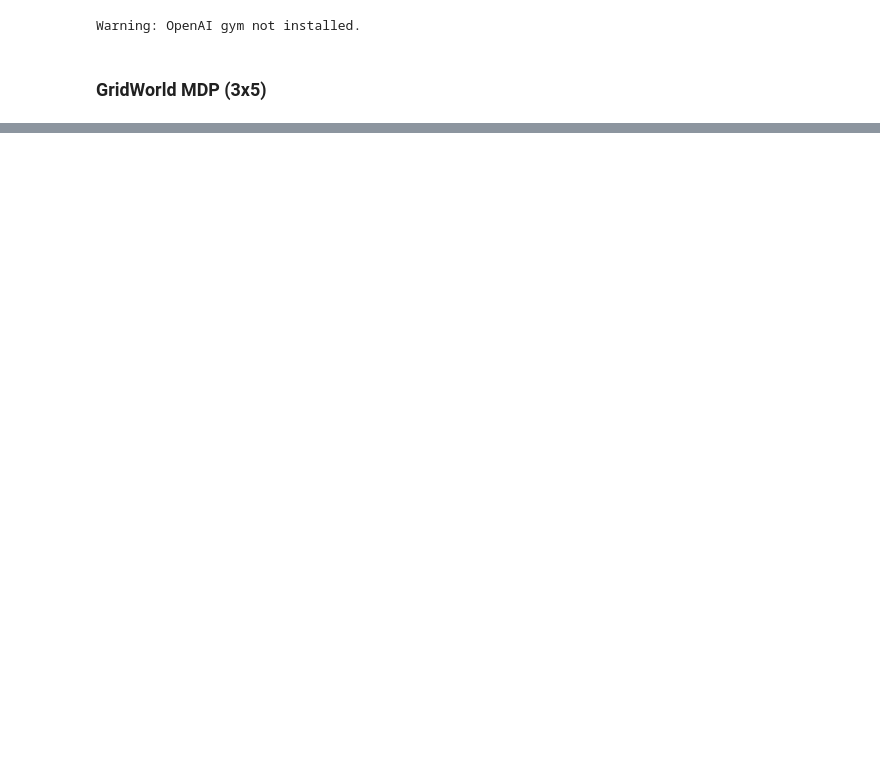
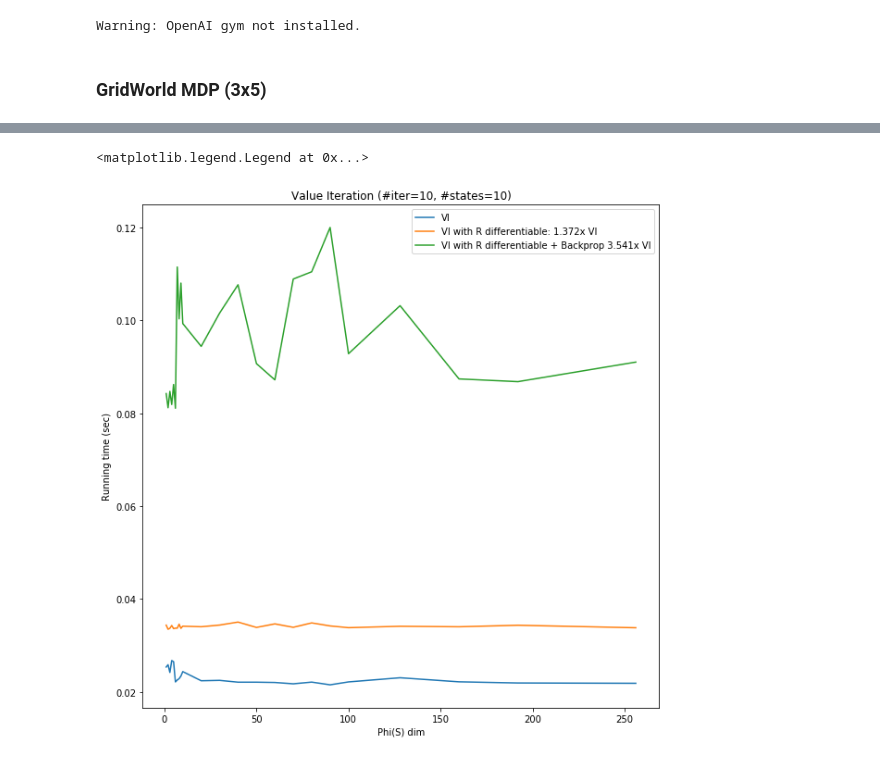
Before and after one commit to yrevar/inverse_rl, a Jupyter notebook: irl/mlirl/perf/perf_analysis_pytorch_value_iteration.ipynb, the cells around one changed output, grey strips where cells are left out. Cells and saved outputs as stored; diff of their text form; code cells hidden in the pictures; blank space fills up the shorter version.

```diff
--- a/irl/mlirl/perf/perf_analysis_pytorch_value_iteration.ipynb
+++ b/irl/mlirl/perf/perf_analysis_pytorch_value_iteration.ipynb
@@ -167,0 +331,37 @@ Text(0,0.5,'Running time (sec)')
+# %%
+phi_dim_range = list(range(1,11)) + list(range(20,110,10)) + [128,160,192,256]
+n_rep = 3
+n_traj_points = 10
+nH = 2
+nW = 5
+
+rt_vi_no_diff_param = compute_perf(lambda phi_dim: run_vi_by_phi_dim(phi_dim,nW,nH,Rdiff=False,vi_iters=10),
+                                   phi_dim_range, n_rep)
+
+rt_vi_diff_param = compute_perf(lambda w: run_vi_by_phi_dim(phi_dim,nW,nH,Rdiff=True,vi_iters=10),
+                                   phi_dim_range, n_rep)
+
+rt_vi_backward = compute_perf(lambda w: run_dummy_mlirl_by_grid_size(phi_dim,nW,nH,vi_iters=10,n_traj_points=n_traj_points),
+                                   phi_dim_range, n_rep)
+
+
+mean_iter = lambda x: (np.array(x) / phi_dim_range).mean()
+mean_rt_vi_no_diff_param = mean_iter(rt_vi_no_diff_param)
+mean_rt_vi_diff_param = mean_iter(rt_vi_diff_param)
+mean_rt_vi_backward = mean_iter(rt_vi_backward)
+# %%
+plt.figure(figsize=(10,10))
+plt.plot(phi_dim_range, rt_vi_no_diff_param, label="VI")
+plt.plot(phi_dim_range, rt_vi_diff_param,
+         label="VI with R differentiable: {:.3f}x VI".format(
+                mean_rt_vi_diff_param/mean_rt_vi_no_diff_param))
+plt.plot(phi_dim_range, rt_vi_backward,
+         label="VI with R differentiable + Backprop {:.3f}x VI".format(
+                mean_rt_vi_backward/mean_rt_vi_no_diff_param))
+plt.title("Value Iteration (#iter={}, #states={})".format(10,nH*nW))
+plt.xlabel("Phi(S) dim")
+plt.ylabel("Running time (sec)")
+plt.legend()
+# %% [output]
+<matplotlib.legend.Legend at 0x...>
+[figure, added]
```
Also changed, not shown: parts of 13 cells of this notebook, 3 other files.
